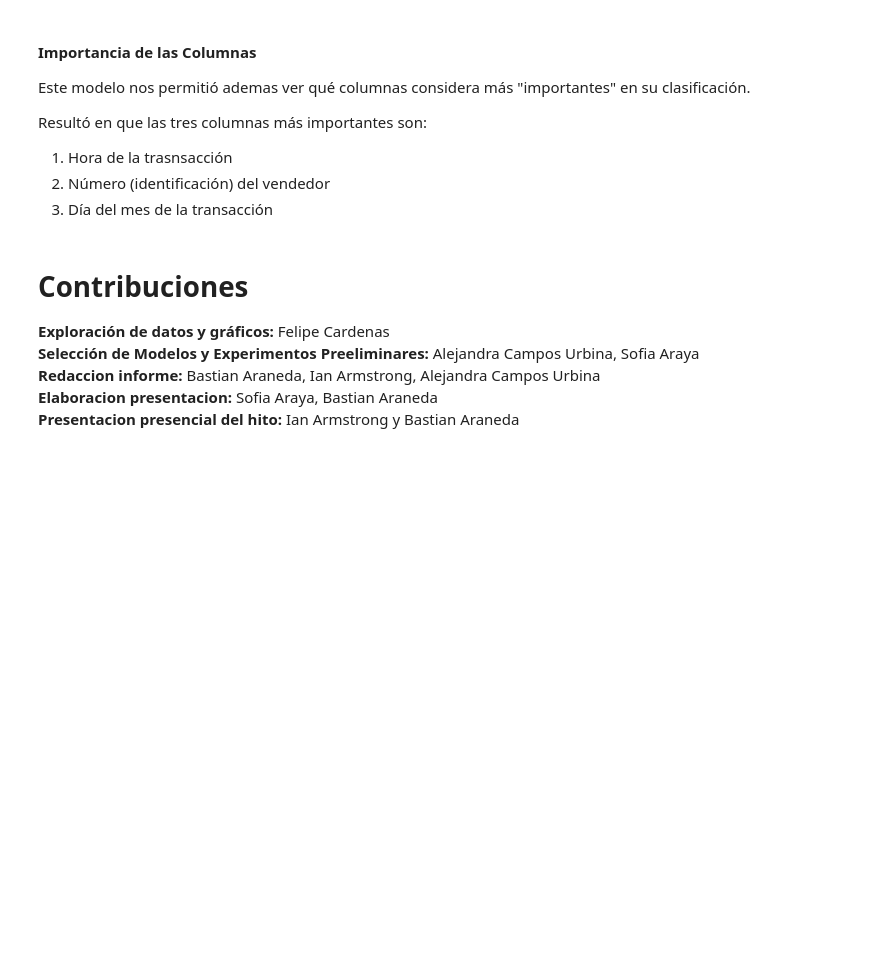
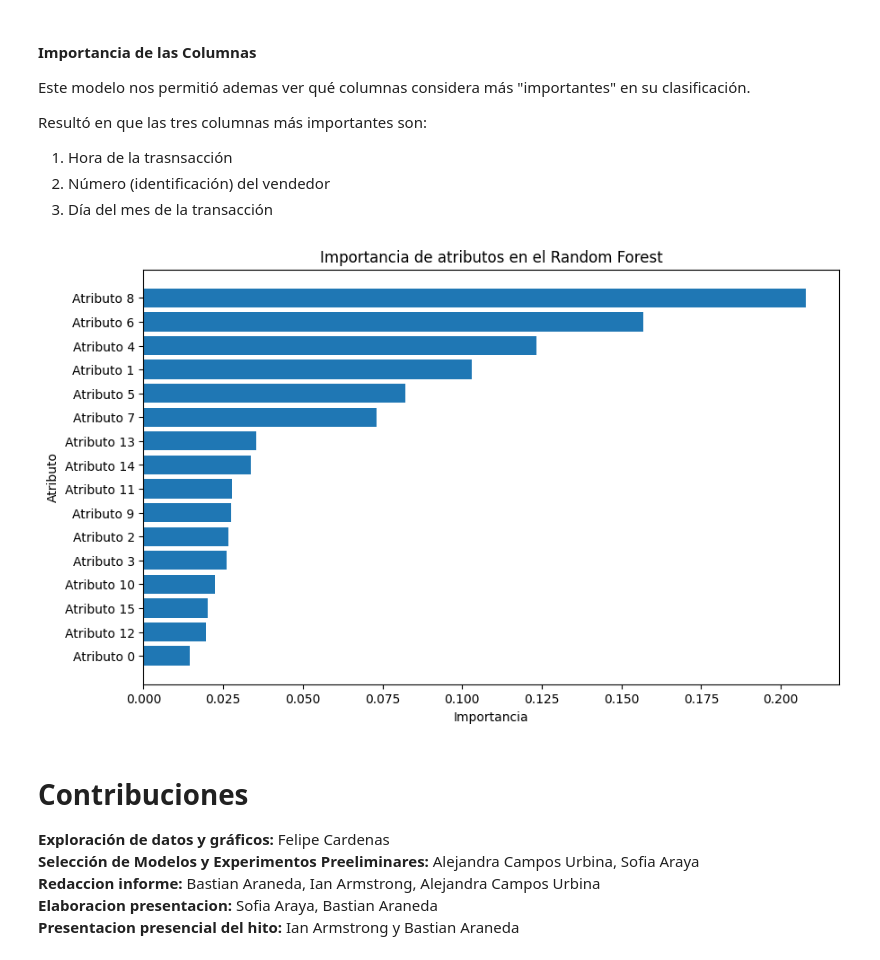
Before and after one commit to Leshuguita/graficos_mineria_datos, a Jupyter notebook: Informe_Hito_2.ipynb, the cells around one changed output. Saved outputs shown, nothing was run; the diff lists cells and outputs as text; code cells hidden in the pictures; blank space fills up the shorter version.

```diff
--- a/Informe_Hito_2.ipynb
+++ b/Informe_Hito_2.ipynb
@@ -560,3 +543,17 @@ Name: count, dtype: int64
+# %%
+# Construccion de un modelo de clasificación
+from sklearn.model_selection import train_test_split
+
+df_model = df_gigante
+
+X = df_model.drop(columns=['Is Fraud?', 'User', 'Address', 'Latitude', 'Longitude', 'Errors?', 'Person', 'Apartment', 'City', 'State', 'Merchant City', 'Merchant State', 'Use Chip', 'Gender', 'Per Capita Income - Zipcode', 'Yearly Income - Person', 'Total Debt', 'Zip'])
+y = df_model['Is Fraud?']
+
+# Primero separamos los datos de entrenamiento y validación/test
+X_train, X_val_and_test, y_train, y_val_and_test = train_test_split(X, y, test_size=0.3, random_state=0, stratify=y)
+
+# Luego separamos los datos de validación y pruebas                                       0.5 x 0.3 = 0.15
+X_val, X_test, y_val, y_test = train_test_split(X_val_and_test, y_val_and_test, test_size=0.5, random_state=0, stratify=y_val_and_test)
 # %%
 from sklearn.metrics import accuracy_score, precision_score, recall_score, f1_score
 from sklearn.model_selection import train_test_split
@@ -603,6 +597,29 @@ Resultó en que las tres columnas más importantes son:
 1. Hora de la trasnsacción
 2. Número (identificación) del vendedor
 3. Día del mes de la transacción
+# %%
+nombres_atributos = [f"Atributo {i}" for i in range(X.shape[1])]
+
+#rf = RandomForestClassifier(n_estimators=10, random_state=42)
+#rf.fit(X, y)
+
+importancia = modelo_under.feature_importances_
+
+df_importancia = pd.DataFrame({
+    'Atributo': nombres_atributos,
+    'Importancia': importancia
+}).sort_values(by='Importancia', ascending=False)
+# %%
+# Plot feature importance
+plt.figure(figsize=(10, 6))
+plt.barh(df_importancia['Atributo'], df_importancia['Importancia'])
+plt.gca().invert_yaxis()  # Invert y-axis for descending order
+plt.xlabel("Importancia")
+plt.ylabel("Atributo")
+plt.title("Importancia de atributos en el Random Forest")
+plt.show()
+# %% [output]
+[figure, added]
 # %% [markdown]
 # Contribuciones
 
```
Also changed, not shown: parts of 2 cells of this notebook.
